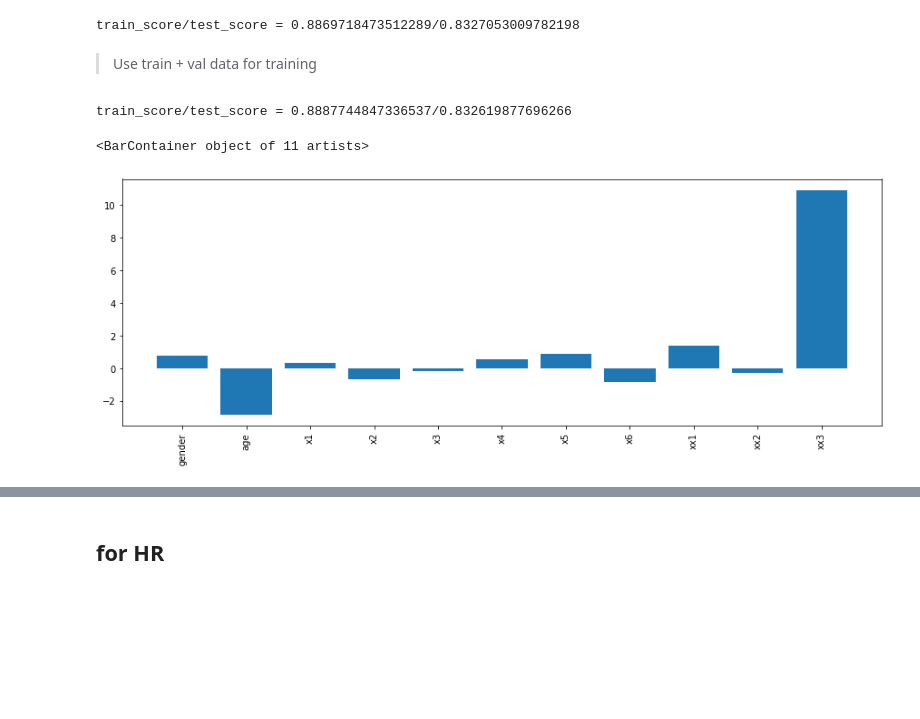
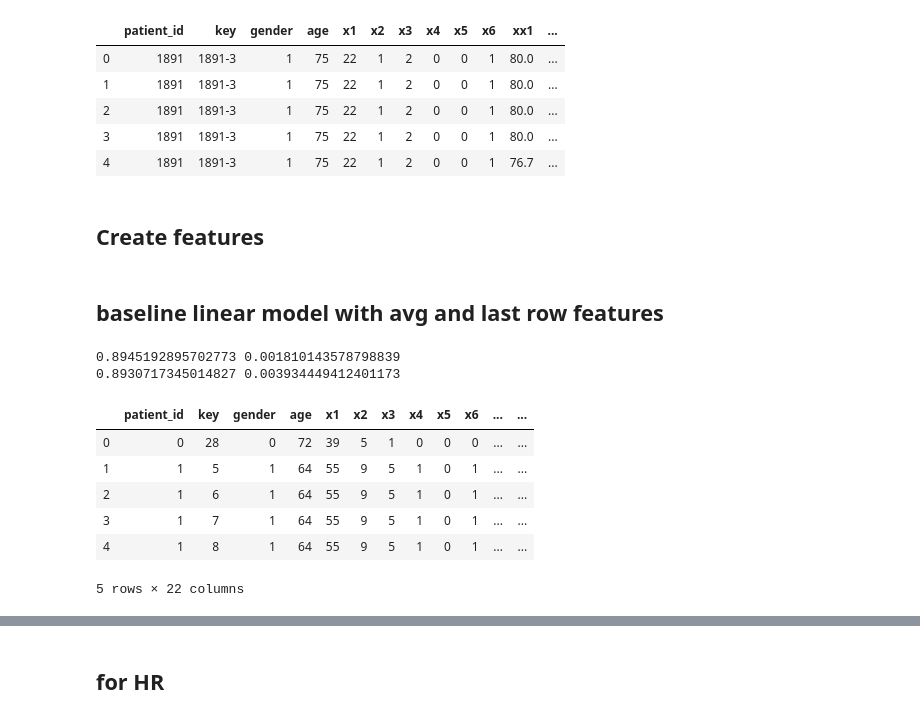
Before and after one commit to nithish08/ml2-project, a Jupyter notebook: model1.ipynb, the cells around one changed output, grey strips where cells are left out. Drawn from its saved outputs; the diff is of its cells as text; code cells hidden in the pictures; blank space fills up the shorter version.

Commit message:
add clean validation code to model1.ipynb

```diff
--- a/model1.ipynb
+++ b/model1.ipynb
@@ -243,14 +148,0 @@ Length: 88, dtype: bool
-# %%
-for i in ['xx1', 'xx2','xx3','xx4','xx5']:
-    df[f"lag1_{i}"] = df[i].shift(1)
-    df[f"lag2_{i}"] = df[i].shift(2)
-    df[f"lag3_{i}"] = df[i].shift(3)
-    df[f"lag4_{i}"] = df[i].shift(4)
-    df[f"lag5_{i}"] = df[i].shift(5)
-    df[f"lag6_{i}"] = df[i].shift(6)
-    df[f"lag7_{i}"] = df[i].shift(7)
-    df[f"lag8_{i}"] = df[i].shift(8)
-    df[f"lag9_{i}"] = df[i].shift(9)
-    df[f"lag10_{i}"] = df[i].shift(10)
-# %%
-df = df.groupby(['patient_id','key'],as_index=False).last()
@@ -472,26 +149,9 @@ kmeans = KM
-# %%
-train_score, test_score = get_cross_validation(model, X_train, y_train['y_mean_MAP'], X_val,
-                                               y_val['y_mean_MAP'], X_test, y_test['y_mean_MAP']
-                         , mode='test',
-                        use_full=False)
-print(f"train_score/test_score = {train_score}/{test_score}")
-# %% [output]
-train_score/test_score = 0.8869718473512289/0.8327053009782198
-# %% [markdown]
-> Use train + val data for training
-# %%
-train_score, test_score = get_cross_validation(model, X_train, y_train['y_mean_MAP']
-                                               , X_val, y_val['y_mean_MAP'],
-                                               X_test, y_test['y_mean_MAP']
-                         , mode='test',
-                        use_full=True)
-print(f"train_score/test_score = {train_score}/{test_score}")
-# %% [output]
-train_score/test_score = 0.8887744847336537/0.832619877696266
-# %%
-plt.figure(figsize=(15,5))
-plt.xticks(rotation=90)
-plt.bar(features , model.coef_)
-# %% [output]
-<BarContainer object of 11 artists>
-[figure, removed]
+# %%
+df.head()
+# %% [output]
+|  | patient_id | key | gender | age | x1 | x2 | x3 | x4 | x5 | x6 | xx1 | ... |
+| 0 | 1891 | 1891-3 | 1 | 75 | 22 | 1 | 2 | 0 | 0 | 1 | 80.0 | ... |
+| 1 | 1891 | 1891-3 | 1 | 75 | 22 | 1 | 2 | 0 | 0 | 1 | 80.0 | ... |
+| 2 | 1891 | 1891-3 | 1 | 75 | 22 | 1 | 2 | 0 | 0 | 1 | 80.0 | ... |
+| 3 | 1891 | 1891-3 | 1 | 75 | 22 | 1 | 2 | 0 | 0 | 1 | 80.0 | ... |
+| 4 | 1891 | 1891-3 | 1 | 75 | 22 | 1 | 2 | 0 | 0 | 1 | 76.7 | ... |
@@ -497,0 +160,2 @@ plt.bar(features , model.coef_)
+# %% [markdown]
+## Create features
@@ -497,0 +210,23 @@ plt.bar(features , model.coef_)
+# %% [markdown]
+## baseline linear model with avg and last row features
+# %%
+model = LinearRegression(normalize=False)
+
+tsl,vsl = score_model(model, ml_df, feat_xx,'y_mean_MAP')
+
+print(np.mean(tsl), np.std(tsl))
+
+print(np.mean(vsl), np.std(vsl))
+# %% [output]
+0.8945192895702773 0.001810143578798839
+0.8930717345014827 0.003934449412401173
+# %%
+ml_df.head()
+# %% [output]
+|  | patient_id | key | gender | age | x1 | x2 | x3 | x4 | x5 | x6 | ... | ... |
+| 0 | 0 | 28 | 0 | 72 | 39 | 5 | 1 | 0 | 0 | 0 | ... | ... |
+| 1 | 1 | 5 | 1 | 64 | 55 | 9 | 5 | 1 | 0 | 1 | ... | ... |
+| 2 | 1 | 6 | 1 | 64 | 55 | 9 | 5 | 1 | 0 | 1 | ... | ... |
+| 3 | 1 | 7 | 1 | 64 | 55 | 9 | 5 | 1 | 0 | 1 | ... | ... |
+| 4 | 1 | 8 | 1 | 64 | 55 | 9 | 5 | 1 | 0 | 1 | ... | ... |
+5 rows × 22 columns
```
Also changed, not shown: parts of 99 cells of this notebook.
